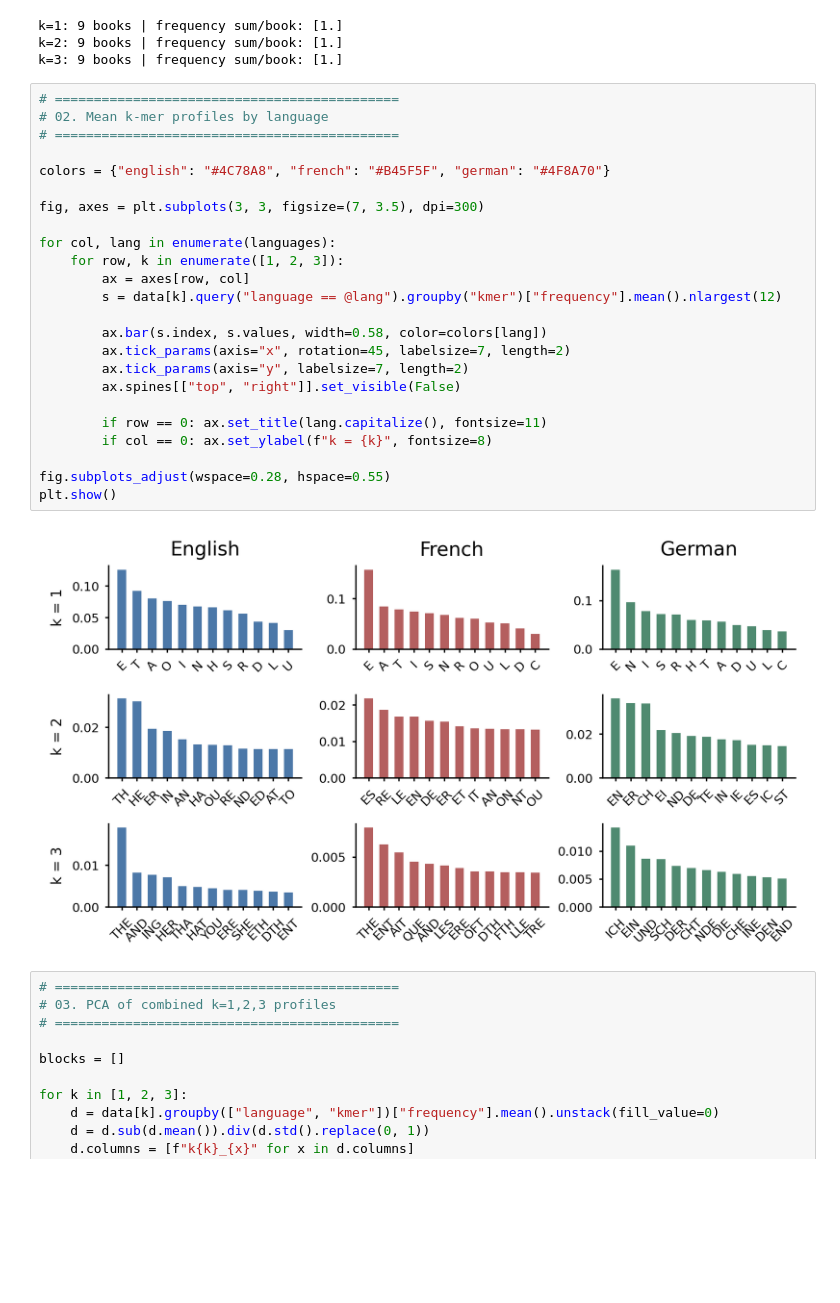
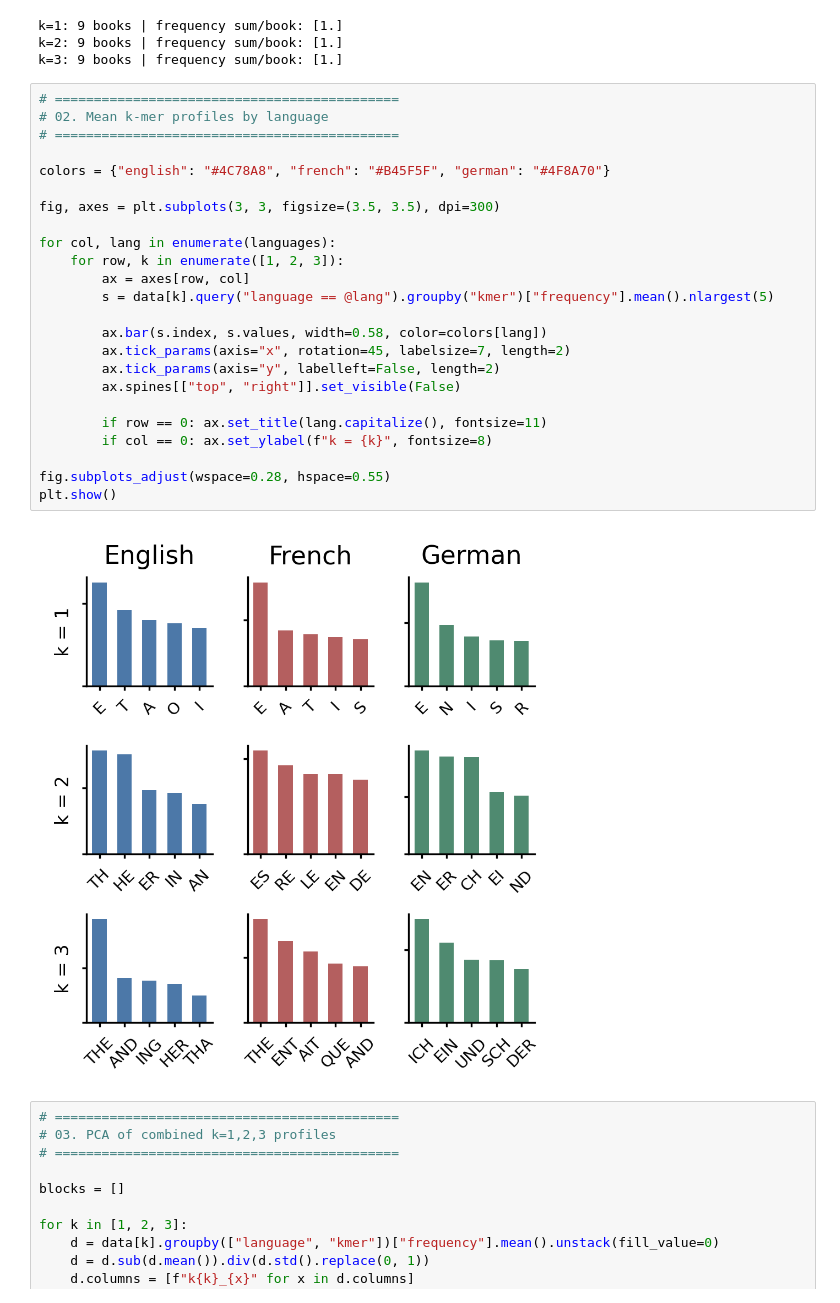
Before and after one commit to ih-11/book2genome, a Jupyter notebook: notebooks/kmers.ipynb, the cells around one changed output. Drawn from its saved outputs; the diff is of its cells as text; blank space fills up the shorter version.

```diff
--- a/notebooks/kmers.ipynb
+++ b/notebooks/kmers.ipynb
@@ -111,29 +111,29 @@ k=3: 9 books | frequency sum/book: [1.]
 # %%
 # ============================================
 # 02. Mean k-mer profiles by language
 # ============================================
 
 colors = {"english": "#4C78A8", "french": "#B45F5F", "german": "#4F8A70"}
 
-fig, axes = plt.subplots(3, 3, figsize=(7, 3.5), dpi=300)
+fig, axes = plt.subplots(3, 3, figsize=(3.5, 3.5), dpi=300)
 
 for col, lang in enumerate(languages):
     for row, k in enumerate([1, 2, 3]):
         ax = axes[row, col]
-        s = data[k].query("language == @lang").groupby("kmer")["frequency"].mean().nlargest(12)
+        s = data[k].query("language == @lang").groupby("kmer")["frequency"].mean().nlargest(5)
 
         ax.bar(s.index, s.values, width=0.58, color=colors[lang])
         ax.tick_params(axis="x", rotation=45, labelsize=7, length=2)
-        ax.tick_params(axis="y", labelsize=7, length=2)
+        ax.tick_params(axis="y", labelleft=False, length=2)
         ax.spines[["top", "right"]].set_visible(False)
 
         if row == 0: ax.set_title(lang.capitalize(), fontsize=11)
         if col == 0: ax.set_ylabel(f"k = {k}", fontsize=8)
 
 fig.subplots_adjust(wspace=0.28, hspace=0.55)
 plt.show()
 # %% [output]
-[figure, old version]
+[figure, new version]
 # %%
 # ============================================
 # 03. PCA of combined k=1,2,3 profiles
```
Also changed, not shown: parts of 2 cells of this notebook.
